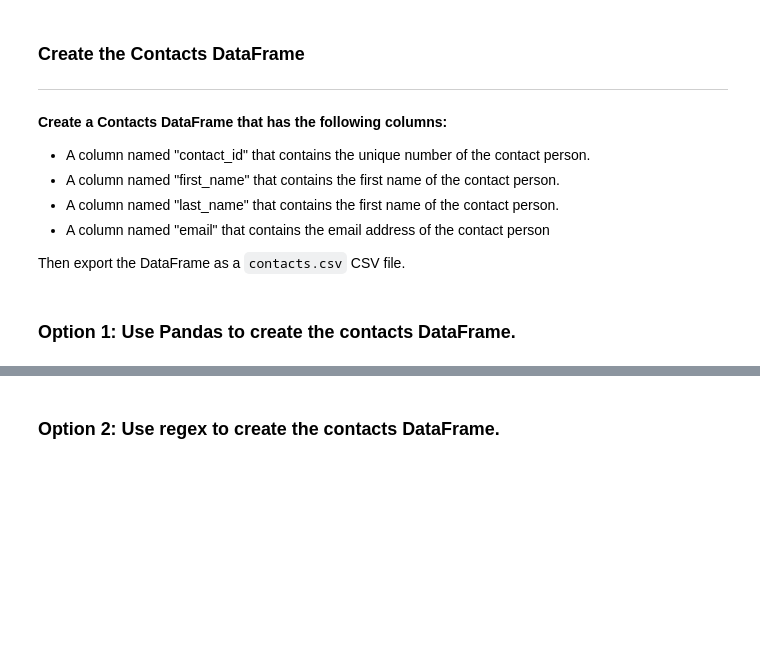
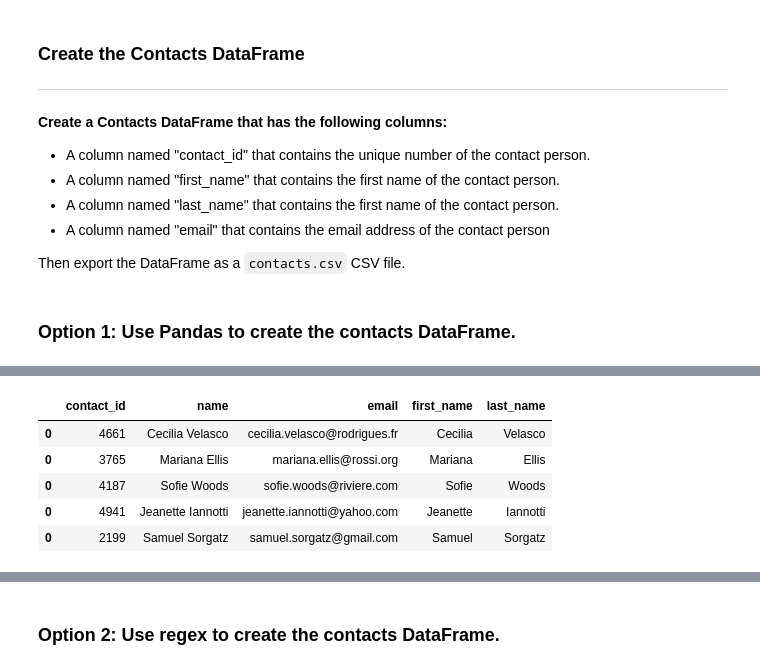
Before and after one commit to agreid057/project-2-group-05, a Jupyter notebook: Lina/Starter_Files/ETL Project Work.ipynb, the cells around one changed output, grey strips where cells are left out. Drawn from its saved outputs; the diff is of its cells as text; code cells hidden in the pictures; blank space fills up the shorter version.

```diff
--- a/Lina/Starter_Files/ETL Project Work.ipynb
+++ b/Lina/Starter_Files/ETL Project Work.ipynb
@@ -398,5 +402,5 @@ campaign_df_merged.to_csv("Resources/campaign.csv", index=False)
 ### Extract the contacts.xlsx Data.
 # %%
 # Read the data into a Pandas DataFrame. Use the `header=2` parameter when reading in the data.
-contact_info_df = pd.read_excel('Resources/contacts.xlsx', header=2)
+contact_info_df = pd.read_excel('Resources/contacts.xlsx', header=3)
 contact_info_df.head()
@@ -420,12 +426,17 @@ contacts_df.to_csv("Resources/contactnew.csv", index=False)
 # %%
 # Iterate through the contact_info_df and convert each row to a dictionary.
 import json
-# Initialize an empty list to store dictionaries
-contact_info_list = []
+
+# Initialize list for the columns needed
+new_contact = pd.DataFrame(columns = ['contact_id', 'name', 'email'])
+
 # Iterate through the DataFrame and convert each row to a dictionary
 for index, row in contact_info_df.iterrows():
-    contact_dict = row.to_dict()
-    contact_info_list.append(contact_dict)
-# Print the list of dictionaries
-print(contact_info_list)
+    contact_dict = json.loads(row.to_dict()["contact_info"])
+    contact_dict = pd.DataFrame(data = contact_dict,index=[0])
+    new_contact = pd.concat([new_contact, contact_dict])
+
+
+# # Print the list of dictionaries
+print(new_contact.reset_index())
 # %% [output]
@@ -438,5 +485,13 @@ NameError: name 'contact_info_df' is not defined
 # %%
 # Create a "first"name" and "last_name" column with the first and last names from the "name" column.
+new_contact[['first_name', 'last_name']] = new_contact['name'].str.split(' ', n=1, expand=True)
 
-
-# Drop the contact_name column
+# Print the DataFrame after dropping the "name" column
+new_contact.head()
+# %% [output]
+|  | contact_id | name | email | first_name | last_name |
+| 0 | 4661 | Cecilia Velasco | cecilia.velasco@rodrigues.fr | Cecilia | Velasco |
+| 0 | 3765 | Mariana Ellis | mariana.ellis@rossi.org | Mariana | Ellis |
+| 0 | 4187 | Sofie Woods | sofie.woods@riviere.com | Sofie | Woods |
+| 0 | 4941 | Jeanette Iannotti | jeanette.iannotti@yahoo.com | Jeanette | Iannotti |
+| 0 | 2199 | Samuel Sorgatz | samuel.sorgatz@gmail.com | Samuel | Sorgatz |
```
Also changed, not shown: parts of 17 cells of this notebook, 2 other files.
